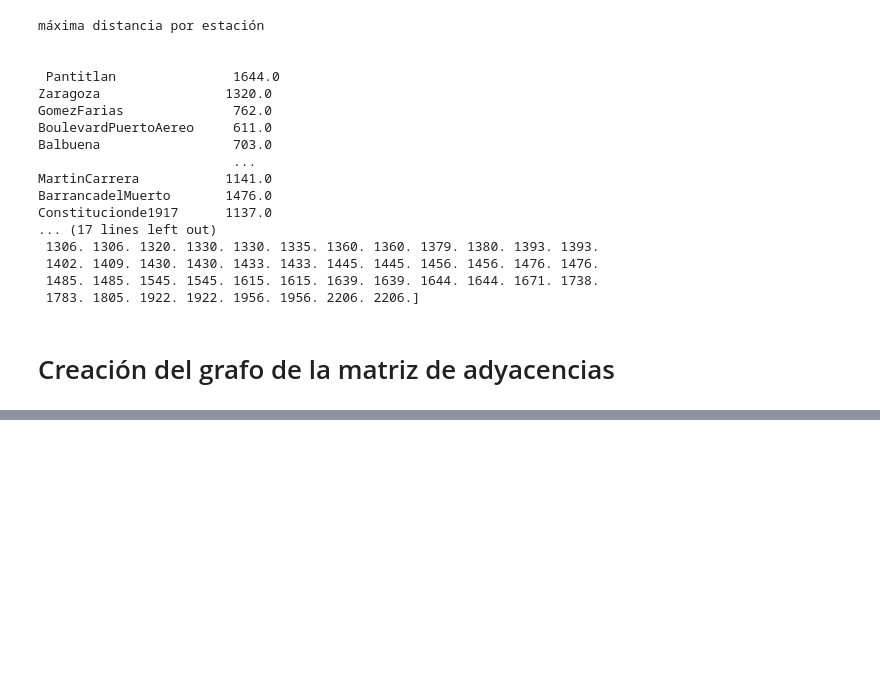
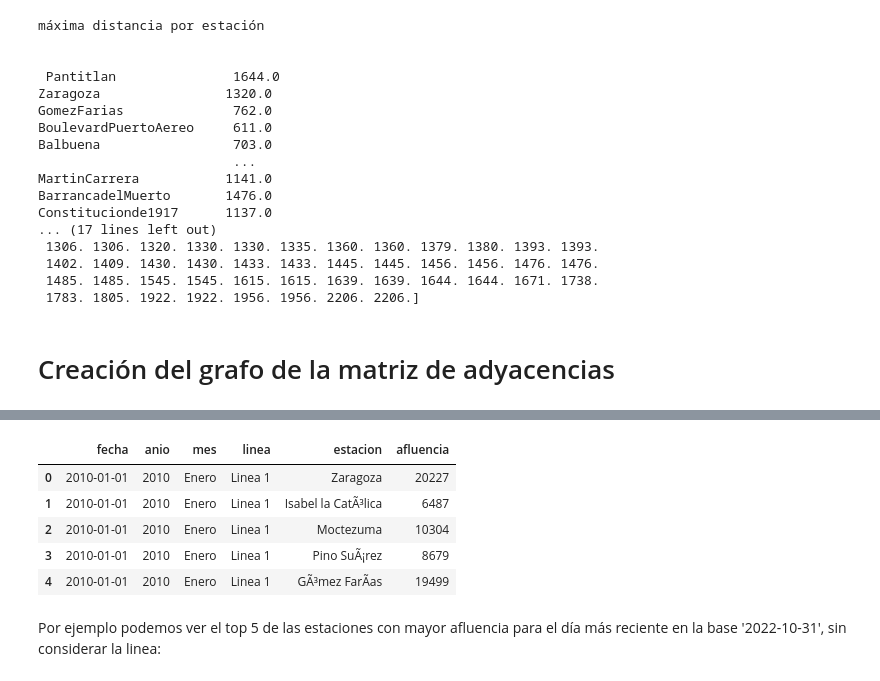
Before and after one commit to jgarciad/proyecto_final_equipo_3, a Jupyter notebook: reporte_proyectofinal_equipo_3.ipynb, the cells around one changed output, grey strips where cells are left out. Drawn from its saved outputs; the diff is of its cells as text; code cells hidden in the pictures; blank space fills up the shorter version.

```diff
--- a/reporte_proyectofinal_equipo_3.ipynb
+++ b/reporte_proyectofinal_equipo_3.ipynb
@@ -84,0 +95,13 @@ Constitucionde1917      1137.0
+# %%
+afluencia = pd.read_csv('Data1/afluenciastc_simple_01_12_2022.csv', encoding='cp1252')
+afluencia['fecha']=pd.to_datetime(afluencia['fecha'], format='%d/%m/%Y')
+afluencia.head()
+# %% [output]
+|  | fecha | anio | mes | linea | estacion | afluencia |
+| 0 | 2010-01-01 | 2010 | Enero | Linea 1 | Zaragoza | 20227 |
+| 1 | 2010-01-01 | 2010 | Enero | Linea 1 | Isabel la CatÃ³lica | 6487 |
+| 2 | 2010-01-01 | 2010 | Enero | Linea 1 | Moctezuma | 10304 |
+| 3 | 2010-01-01 | 2010 | Enero | Linea 1 | Pino SuÃ¡rez | 8679 |
+| 4 | 2010-01-01 | 2010 | Enero | Linea 1 | GÃ³mez FarÃ­as | 19499 |
+# %% [markdown]
+Por ejemplo podemos ver el top 5 de las estaciones con mayor afluencia para el día más reciente en la base '2022-10-31', sin considerar la linea:
```
Also changed, not shown: parts of 8 cells of this notebook, 1 other file.
